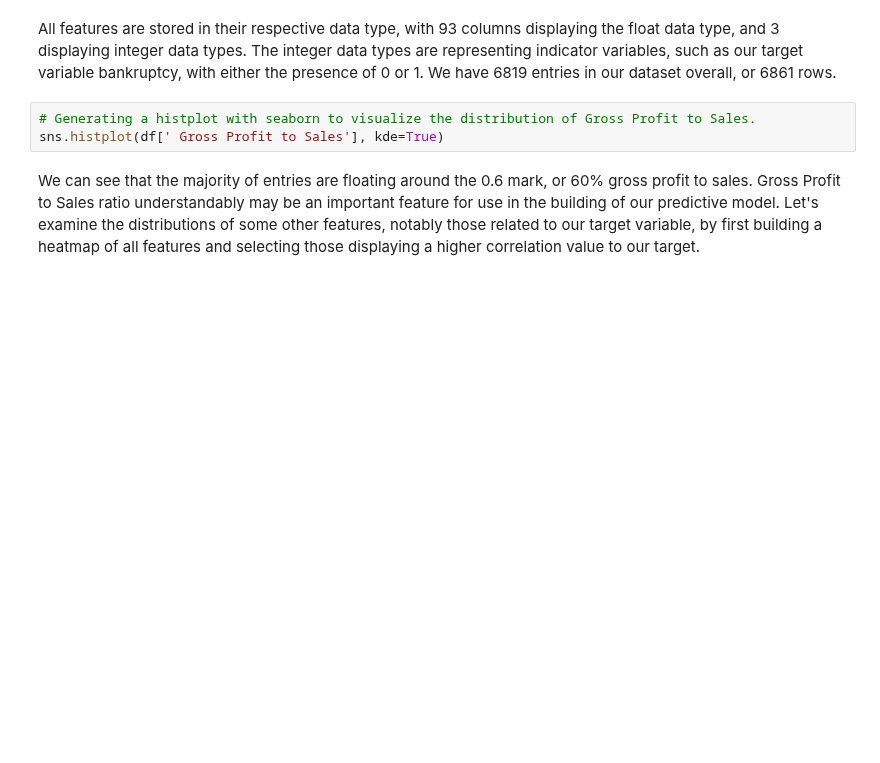
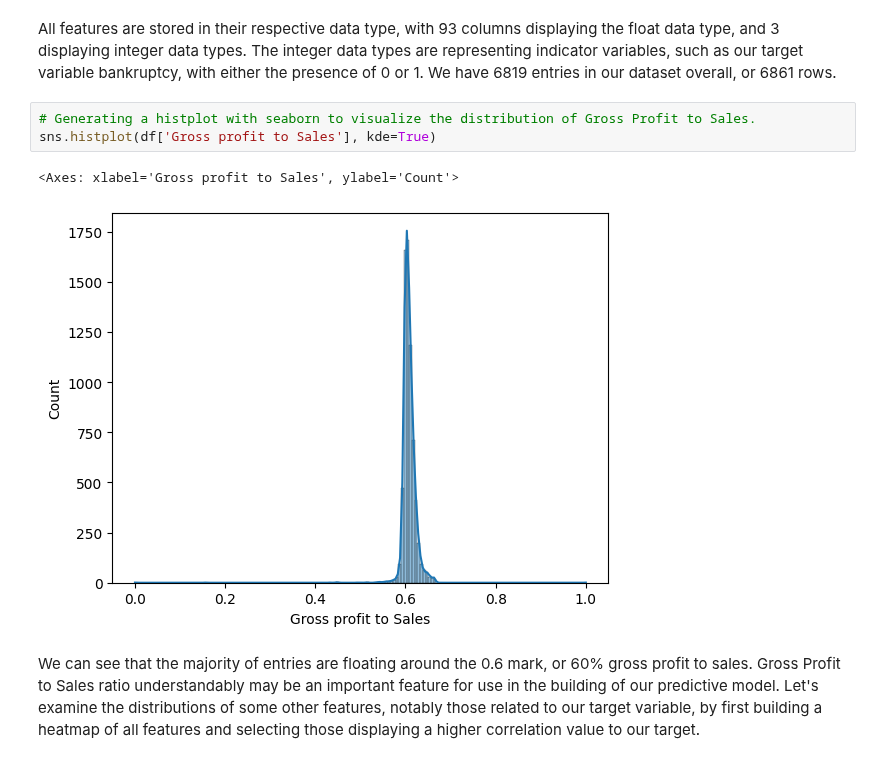
Before and after one commit to cdtalley/Data-Science-Portfolio, a Jupyter notebook: Corporate_Bankruptcy_Prediction.ipynb, the cells around one changed output. Drawn from its saved outputs; the diff is of its cells as text; blank space fills up the shorter version.

```diff
--- a/Corporate_Bankruptcy_Prediction.ipynb
+++ b/Corporate_Bankruptcy_Prediction.ipynb
@@ -208,7 +215,10 @@ memory usage: 5.0 MB
 All features are stored in their respective data type, with 93 columns displaying the float data type, and 3 displaying integer data types. The integer data types are representing indicator variables, such as our target variable bankruptcy, with either the presence of 0 or 1. We have 6819 entries in our dataset overall, or 6861 rows.
 # %%
 # Generating a histplot with seaborn to visualize the distribution of Gross Profit to Sales.
-sns.histplot(df[' Gross Profit to Sales'], kde=True)
+sns.histplot(df['Gross profit to Sales'], kde=True)
+# %% [output]
+<Axes: xlabel='Gross profit to Sales', ylabel='Count'>
+[figure, added]
 # %% [markdown]
 We can see that the majority of entries are floating around the 0.6 mark, or 60% gross profit to sales. Gross Profit to Sales ratio understandably may be an important feature for use in the building of our predictive model. Let's examine the distributions of some other features, notably those related to our target variable, by first building a heatmap of all features and selecting those displaying a higher correlation value to our target.
 # %%
```
Also changed, not shown: parts of 130 cells of this notebook, 14 other files.
